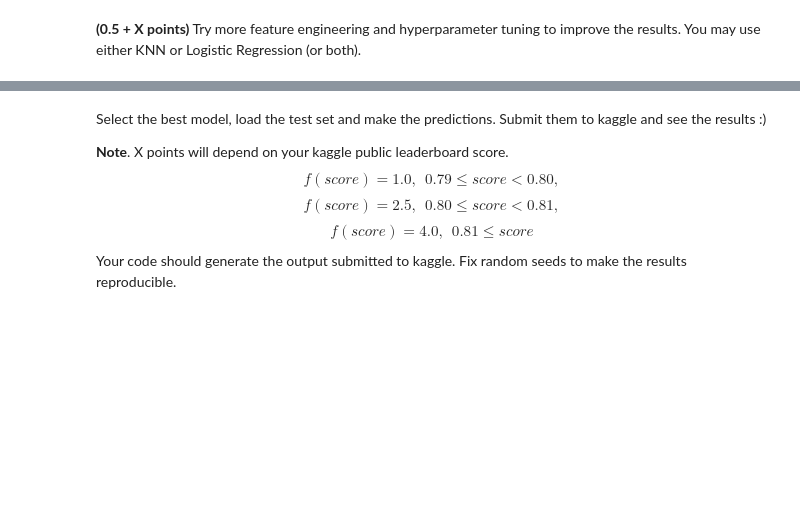
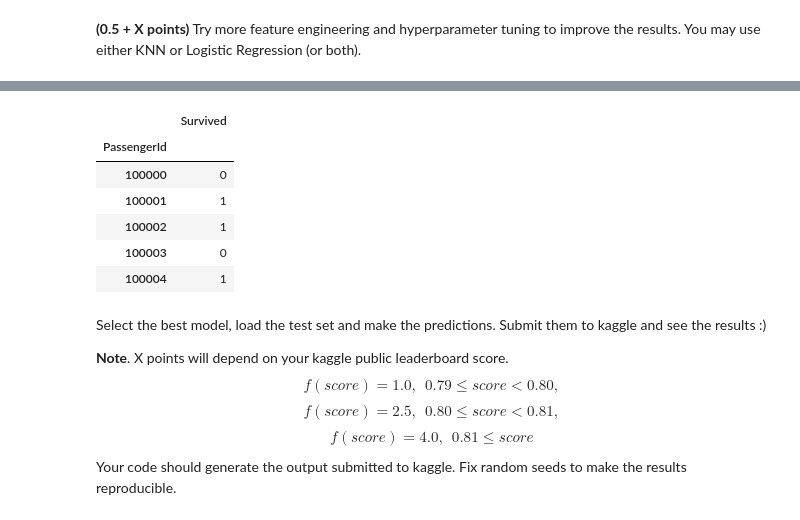
Before and after one commit to alsing/ml-intro-rs-school, a Jupyter notebook: 5 - Classification Linear KNN/hw_classification.ipynb, the cells around one changed output, grey strips where cells are left out. Cells and saved outputs as stored; diff of their text form; code cells hidden in the pictures; blank space fills up the shorter version.

```diff
--- a/5 - Classification Linear KNN/hw_classification.ipynb
+++ b/5 - Classification Linear KNN/hw_classification.ipynb
@@ -662,0 +726,8 @@ Think about the ways to handle these missing values for modelling and write your
+# %%
+test_data.drop(columns=['Name', 'Ticket', 'Cabin'], inplace=True)
+test_data['Sex'].replace(['male', 'female'], [1, 0], inplace=True)
+test_data['Embarked'].replace(['S', 'C', 'Q'], [1, 2, 3], inplace=True)
+test_data.fillna(0, inplace=True)
+# %%
+test_data_1 = np.array(test_data)
+test_data_1
@@ -662,0 +742,15 @@ Think about the ways to handle these missing values for modelling and write your
+# %%
+knn_mod.fit(X_train, y_train)
+y_valid = knn_mod.predict(test_data_1)
+# %%
+y_valid = pd.DataFrame(y_valid).set_index(test_data.index)
+y_valid.rename(columns={0: "Survived"}, inplace=True)
+y_valid.head()
+# %% [output]
+|  | Survived |
+| PassengerId |  |
+| 100000 | 0 |
+| 100001 | 1 |
+| 100002 | 1 |
+| 100003 | 0 |
+| 100004 | 1 |
```
Also changed, not shown: parts of 20 cells of this notebook.
